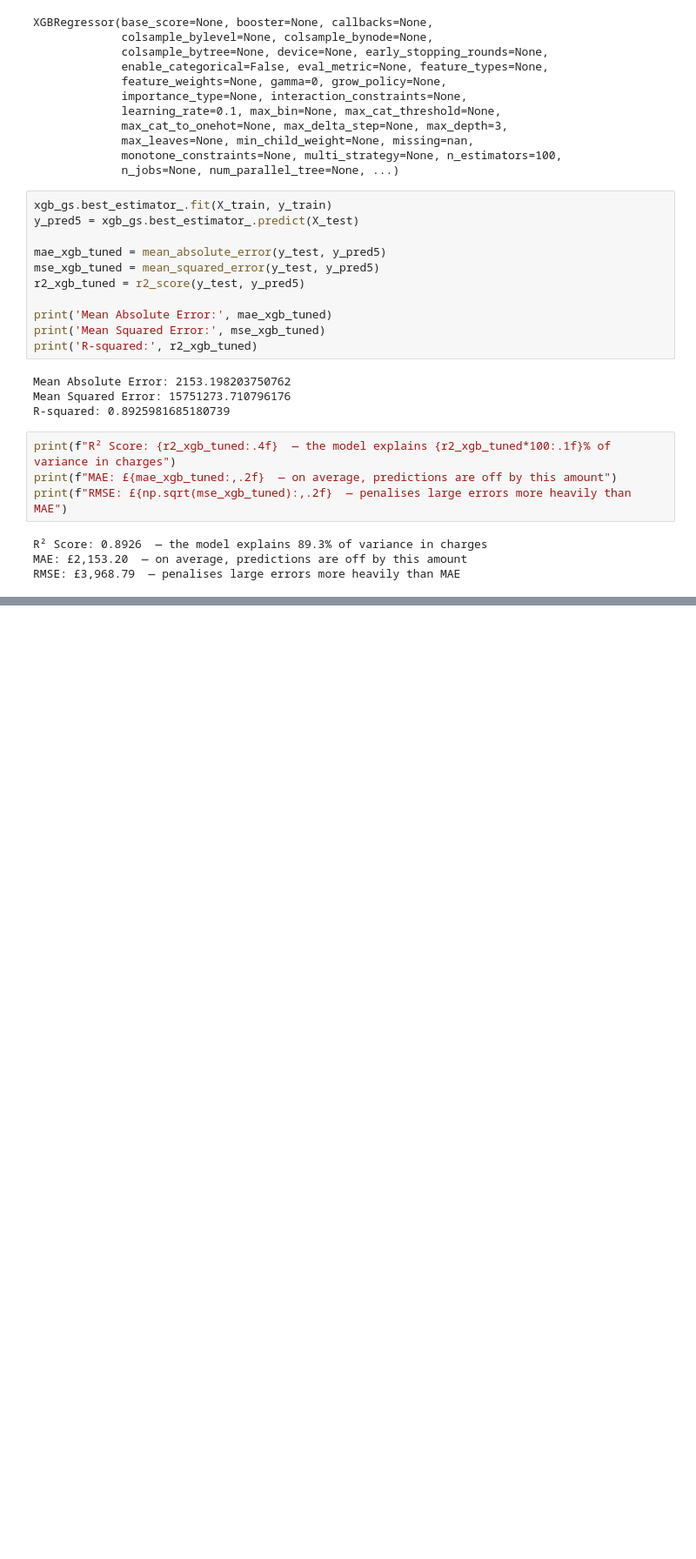
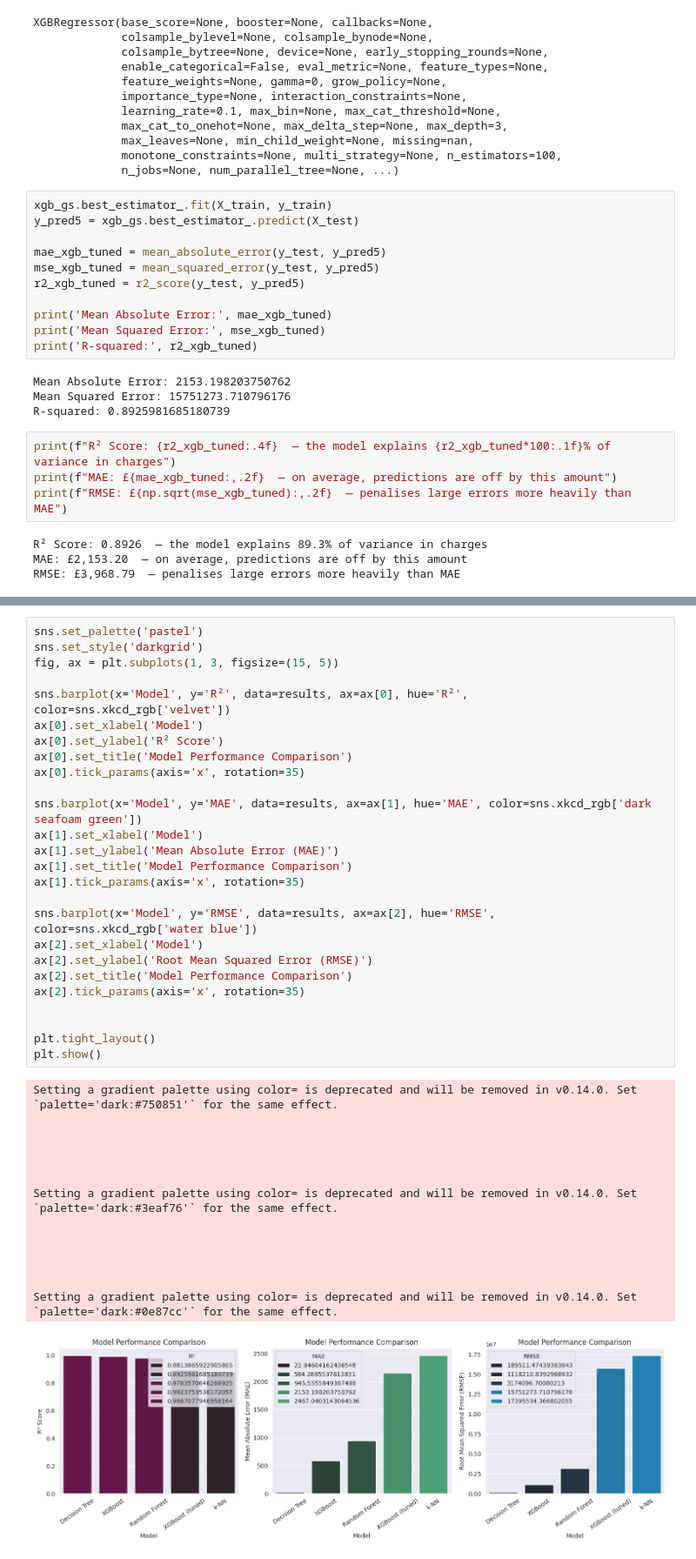
Before and after one commit to abdullaawad/Medical-Insurance-Project, a Jupyter notebook: Medical_Insurance_Project.ipynb, the cells around one changed output, grey strips where cells are left out. Shown at 87% size. Saved outputs shown, nothing was run; the diff lists cells and outputs as text; blank space fills up the shorter version.

```diff
--- a/Medical_Insurance_Project.ipynb
+++ b/Medical_Insurance_Project.ipynb
@@ -524,5 +516,46 @@ results.style.background_gradient(cmap='RdYlGn', subset=['R²'])
 | 4 | XGBoost (tuned) | 2153.198204 | 15751273.710796 | 0.892598 |
 | 0 | k-NN | 2467.040314 | 17395534.366802 | 0.881387 |
+# %%
+sns.set_palette('pastel')
+sns.set_style('darkgrid')
+fig, ax = plt.subplots(1, 3, figsize=(15, 5))
+
+sns.barplot(x='Model', y='R²', data=results, ax=ax[0], hue='R²', color=sns.xkcd_rgb['velvet'])
+ax[0].set_xlabel('Model')
+ax[0].set_ylabel('R² Score')
+ax[0].set_title('Model Performance Comparison')
+ax[0].tick_params(axis='x', rotation=35)
+
+sns.barplot(x='Model', y='MAE', data=results, ax=ax[1], hue='MAE', color=sns.xkcd_rgb['dark seafoam green'])
+ax[1].set_xlabel('Model')
+ax[1].set_ylabel('Mean Absolute Error (MAE)')
+ax[1].set_title('Model Performance Comparison')
+ax[1].tick_params(axis='x', rotation=35)
+
+sns.barplot(x='Model', y='RMSE', data=results, ax=ax[2], hue='RMSE', color=sns.xkcd_rgb['water blue'])
+ax[2].set_xlabel('Model')
+ax[2].set_ylabel('Root Mean Squared Error (RMSE)')
+ax[2].set_title('Model Performance Comparison')
+ax[2].tick_params(axis='x', rotation=35)
+
+
+plt.tight_layout()
+plt.show()
+# %% [output]
+Setting a gradient palette using color= is deprecated and will be removed in v0.14.0. Set `palette='dark:#750851'` for the same effect.
+
+
+
+
+
+Setting a gradient palette using color= is deprecated and will be removed in v0.14.0. Set `palette='dark:#3eaf76'` for the same effect.
+
+
+
+
+
+Setting a gradient palette using color= is deprecated and will be removed in v0.14.0. Set `palette='dark:#0e87cc'` for the same effect.
+[figure, added]
 # %%
 plt.figure(figsize=(8, 6))
 plt.scatter(y_test, y_pred5, alpha=0.4, color='steelblue')
```
Also changed, not shown: parts of 10 cells of this notebook.
